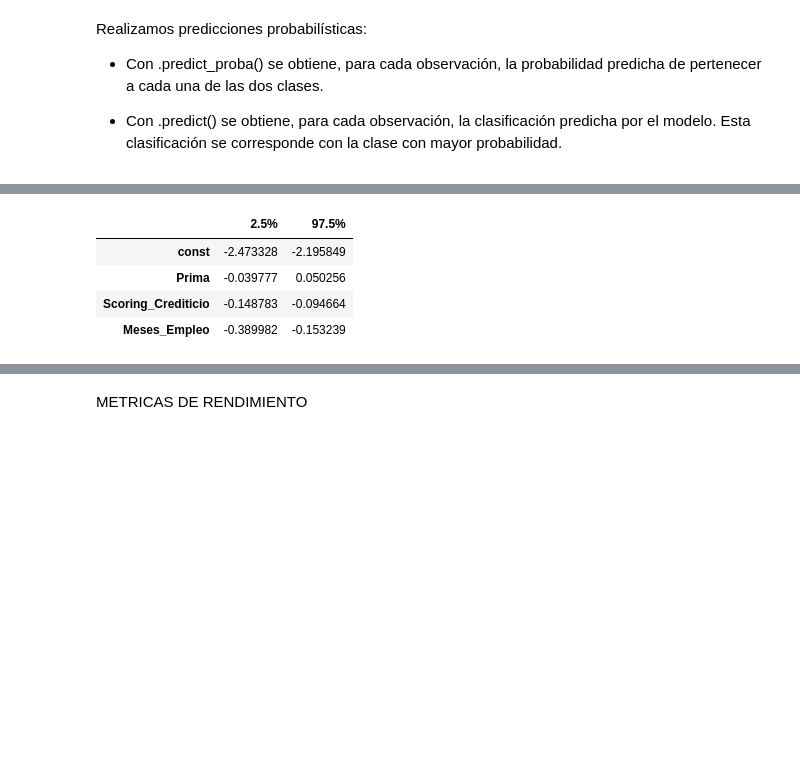
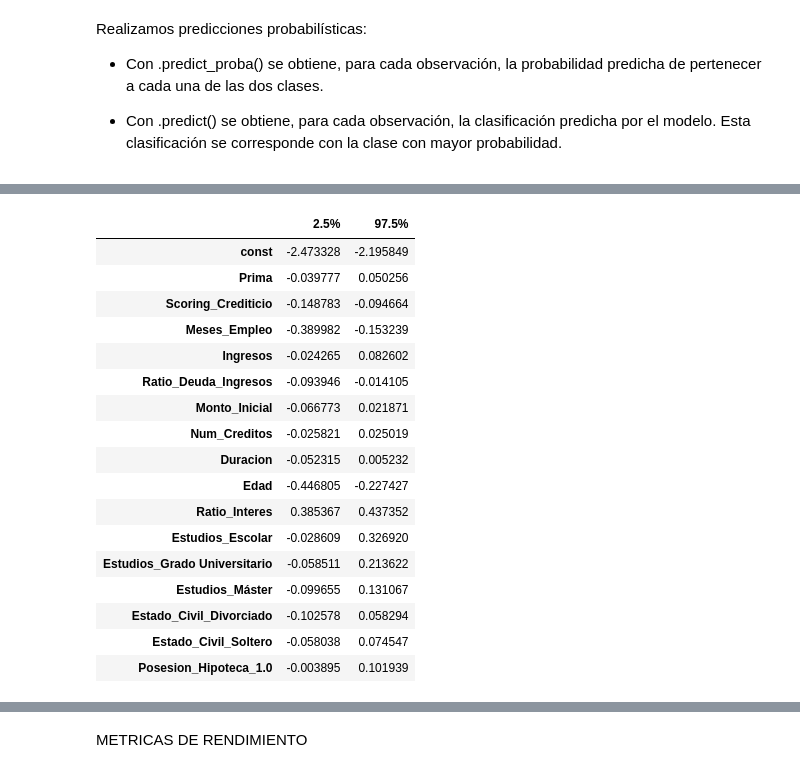
Before and after one commit to NaiaArroyo/RETO-5-NARANJA, a Jupyter notebook: regresion_logistica.ipynb, the cells around one changed output, grey strips where cells are left out. Saved outputs shown, nothing was run; the diff lists cells and outputs as text; code cells hidden in the pictures; blank space fills up the shorter version.

```diff
--- a/regresion_logistica.ipynb
+++ b/regresion_logistica.ipynb
@@ -163,13 +248,28 @@ Estado_Civil_Soltero             0.0083      0.034      0.244      0.807      -0
 Posesion_Hipoteca_1.0            0.0490      0.027      1.816      0.069      -0.004       0.102
 ================================================================================================
 # %%
-#intervalos de confianza de los coeficientes
+#calculamos el intervalos de confianza de los coeficientes(95% del modelo)
+#gracias a esto conocemos el rango de valores dentro del cual se espera que esté el coeficiente de verdad de cada predictor
+
 intervalos_ci = modelo_log_statsm.conf_int(alpha=0.05).rename(columns={0: "2.5%", 1: "97.5%"})
 
-intervalos_ci[:4]
+intervalos_ci
 # %% [output]
 |  | 2.5% | 97.5% |
 | const | -2.473328 | -2.195849 |
 | Prima | -0.039777 | 0.050256 |
 | Scoring_Crediticio | -0.148783 | -0.094664 |
 | Meses_Empleo | -0.389982 | -0.153239 |
+| Ingresos | -0.024265 | 0.082602 |
+| Ratio_Deuda_Ingresos | -0.093946 | -0.014105 |
+| Monto_Inicial | -0.066773 | 0.021871 |
+| Num_Creditos | -0.025821 | 0.025019 |
+| Duracion | -0.052315 | 0.005232 |
+| Edad | -0.446805 | -0.227427 |
+| Ratio_Interes | 0.385367 | 0.437352 |
+| Estudios_Escolar | -0.028609 | 0.326920 |
+| Estudios_Grado Universitario | -0.058511 | 0.213622 |
+| Estudios_Máster | -0.099655 | 0.131067 |
+| Estado_Civil_Divorciado | -0.102578 | 0.058294 |
+| Estado_Civil_Soltero | -0.058038 | 0.074547 |
+| Posesion_Hipoteca_1.0 | -0.003895 | 0.101939 |
```
Also changed, not shown: parts of 12 cells of this notebook.
